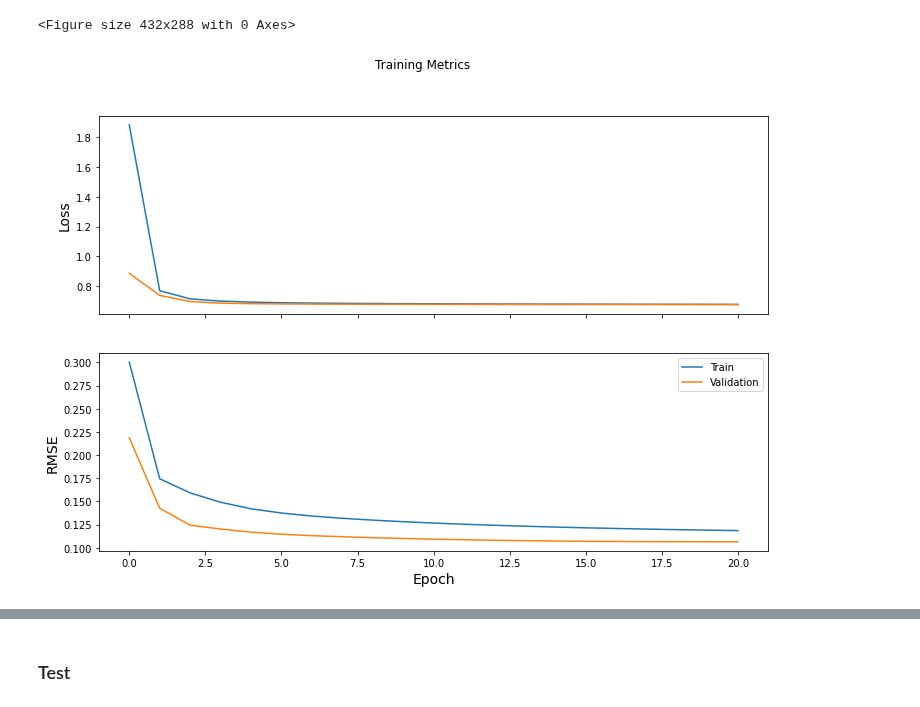
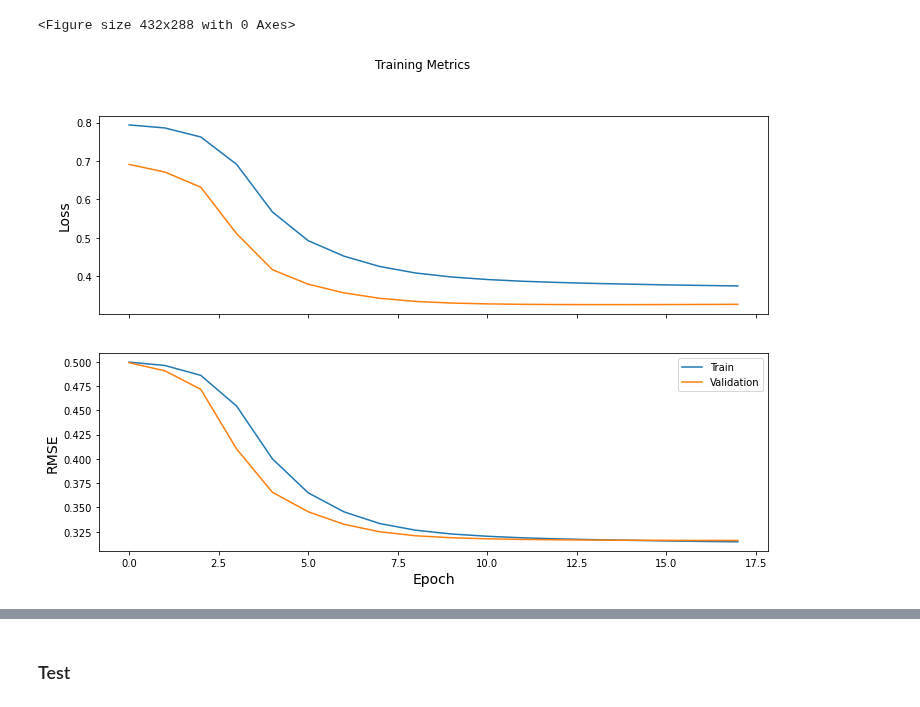
Before and after one commit to TimofeevAlex/LastFM, a Jupyter notebook: Deep_latent_FM_main.ipynb, the cells around one changed output, grey strips where cells are left out. Drawn from its saved outputs; the diff is of its cells as text; code cells hidden in the pictures.

Commit message:
First working verion of NCF modl and updated strategy for creating datasets

```diff
--- a/Deep_latent_FM_main.ipynb
+++ b/Deep_latent_FM_main.ipynb
@@ -64,14 +65,18 @@ k=10
 # %%
 train_dataset = tf.data.Dataset.from_tensor_slices(train)
-train_dataset = train_dataset.batch(batch_size)
+train_dataset = train_dataset.batch(batch_size).shuffle(train.shape[0], seed=0, reshuffle_each_iteration=True)
 valid_dataset = tf.data.Dataset.from_tensor_slices(valid)
 valid_dataset = valid_dataset.batch(batch_size)
 test_dataset = tf.data.Dataset.from_tensor_slices(test)
 test_dataset = test_dataset.batch(batch_size)
 # %%
-model = create_ncf_model(num_factors, num_user_features, num_artists, num_users)
-optimizer = tf.keras.optimizers.Adam(learning_rate=0.001)#SGD(learning_rate=0.001, momentum=0.9)#
-loss_fn = tf.keras.losses.MeanSquaredError()#tf.keras.losses.BinaryCrossentropy(label_smoothing=0.5)#smoothing #sample weight as well
+# boundaries = [5 * len(train_dataset)]
+# values = [2e-4, 2e-5]
+
+model = create_ncf_model(num_factors, num_user_features, num_artists, num_users, reg=0.1)
+# scheduler = tf.keras.optimizers.schedules.PiecewiseConstantDecay(boundaries, values)
+optimizer = tf.keras.optimizers.Adam(learning_rate=2e-4)#, momentum=0.9)
+loss_fn = tf.keras.losses.BinaryCrossentropy(from_logits=False)
 # %%
 tf.keras.utils.plot_model(model, show_shapes=False, dpi=300)
 plt.savefig('nlf_model_vertical.png')
@@ -80,19 +85,23 @@ plt.savefig('nlf_model_vertical.png')
 # %%
 epoch_loss_avg = tf.keras.metrics.Mean()
 epoch_rmse = tf.keras.metrics.RootMeanSquaredError()
+val_loss_avg = tf.keras.metrics.Mean()
+val_rmse = tf.keras.metrics.RootMeanSquaredError()
 test_loss_avg = tf.keras.metrics.Mean()
 test_rmse = tf.keras.metrics.RootMeanSquaredError()
 # %%
 train_step = create_train_step(model, optimizer, loss_fn, epoch_loss_avg, epoch_rmse)
+val_step = create_test_step(model, loss_fn, val_loss_avg, val_rmse)
 test_step = create_test_step(model, loss_fn, test_loss_avg, test_rmse)
 # %%
-num_epochs = 21
+# still play lr, optimizer, factors, hinge loss
+num_epochs = 18
 log_frequency = 1
 
 train_loss_results = []
 train_rmse_results = []
-test_loss_results = []
-test_rmse_results = []
+val_loss_results = []
+val_rmse_results = []
 
 timenow = str(datetime.now())
 try:
@@ -113,46 +122,48 @@ for epoch in range(num_epochs):
         user_feats = lastfm_360_demo.loc[user_id]
         artist_id = batch[:, 1]
         y = batch[:, 2]
-        weights = batch[:, 3]
-        loss_value = train_step([user_id, user_feats, artist_id], y, 1./ weights)
+        weights = tf.expand_dims(1. + 0.25*y, -1)##weights from another method, another strategy of uncertainty, SGD/Adam
+        loss_value = train_step([tf.cast(user_id, tf.float32), tf.cast(user_feats, tf.float32), tf.cast(artist_id, tf.float32)],
+                                tf.cast(y >= threshold, tf.float32), tf.cast(weights, tf.float32)) #user_feats,
 
     train_loss_results.append(epoch_loss_avg.result().numpy())
     train_rmse_results.append(epoch_rmse.result().numpy())
 
-    if epoch % log_frequency == 0:
+    if (epoch + 1) % log_frequency == 0:
         model.save('saved_model/' + timenow + '/model_' + str(epoch))
         # Validation
-        test_loss_avg.reset_states()
-        test_rmse.reset_states()
+        val_loss_avg.reset_states()
+        val_rmse.reset_states()
         for batch in valid_dataset:
             user_id = batch[:, 0]
             user_feats = lastfm_360_demo.loc[user_id]
             artist_id = batch[:, 1]
             y = batch[:, 2]
-            loss_value = test_step([user_id, user_feats, artist_id], y)
-        test_loss_results.append(test_loss_avg.result().numpy())
-        test_rmse_results.append(test_rmse.result().numpy())
+            loss_value, _ = val_step([tf.cast(user_id, tf.float32), tf.cast(user_feats, tf.float32), tf.cast(artist_id, tf.float32)],
+                                     tf.cast(y >= threshold, tf.float32)) #user_feats,
+        val_loss_results.append(val_loss_avg.result().numpy())
+        val_rmse_results.append(val_rmse.result().numpy())
 
 
         # Plot metrics
         clear_output(wait=True)
         fig, axes = plt.subplots(2, sharex=True, figsize=(12, 8))
         fig.suptitle('Training Metrics')
 
         axes[0].set_ylabel("Loss", fontsize=14)
         axes[0].plot(train_loss_results, label='Train')
-        axes[0].plot(np.arange(0, epoch+1, log_frequency), test_loss_results, label='Validation')
+        axes[0].plot(np.arange(0, epoch+1, log_frequency), val_loss_results, label='Validation')
 
         axes[1].set_ylabel("RMSE", fontsize=14)
         axes[1].set_xlabel("Epoch", fontsize=14)
         axes[1].plot(train_rmse_results, label='Train')
-        axes[1].plot(np.arange(0, epoch+1, log_frequency), test_rmse_results, label='Validation')
+        axes[1].plot(np.arange(0, epoch+1, log_frequency), val_rmse_results, label='Validation')
         plt.legend()
         plt.savefig('plots/metrics_'+ timenow +'.png')
         plt.show()
         #plot gradients
 # %% [output]
-[figure, old version]
+[figure, new version]
 # %%
 inference = create_inference(model)
 sns.distplot(inference([user_id, user_feats, artist_id]).numpy())
```
Also changed, not shown: parts of 13 cells of this notebook, 5 other files.
